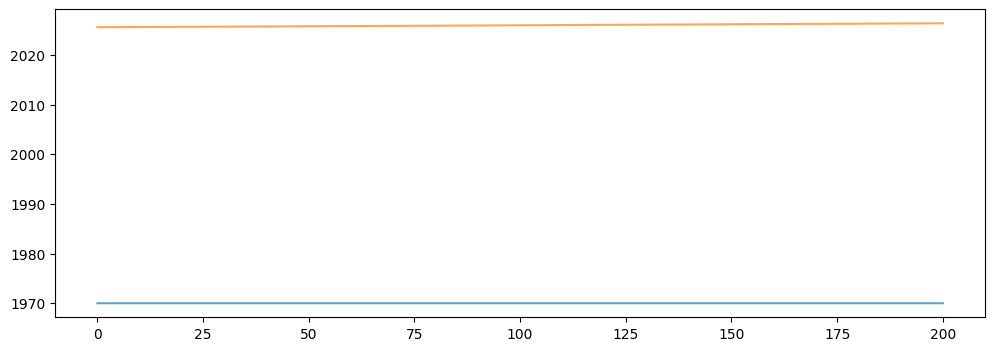
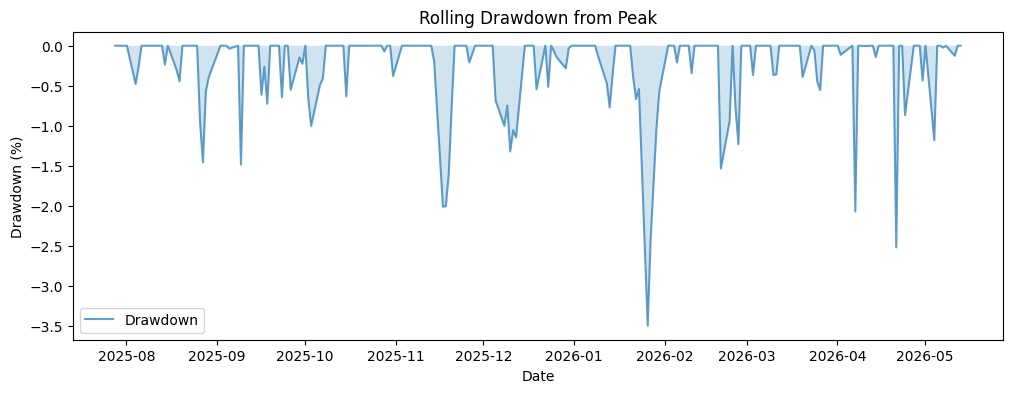
The change to this notebook cell's code, shown as a diff; its figure went from the first image to the second:
--- before
+++ after
@@ -1,3 +1,8 @@
 plt.figure(figsize=(12,4))
-plt.plot(maxDrawdown, label='Max Drawdown', alpha = 0.7)
-plt.plot(preds.index, label='prediction index', alpha = 0.7)
+plt.plot(preds.index, maxDrawdown, label='Drawdown', alpha=0.7)
+plt.fill_between(preds.index, maxDrawdown, 0, alpha=0.2)
+plt.xlabel('Date')
+plt.ylabel('Drawdown (%)')
+plt.title('Rolling Drawdown from Peak')
+plt.legend()
+plt.show()

Commit: add max drawdown, win rate and rolling win rate to backtesting notebook